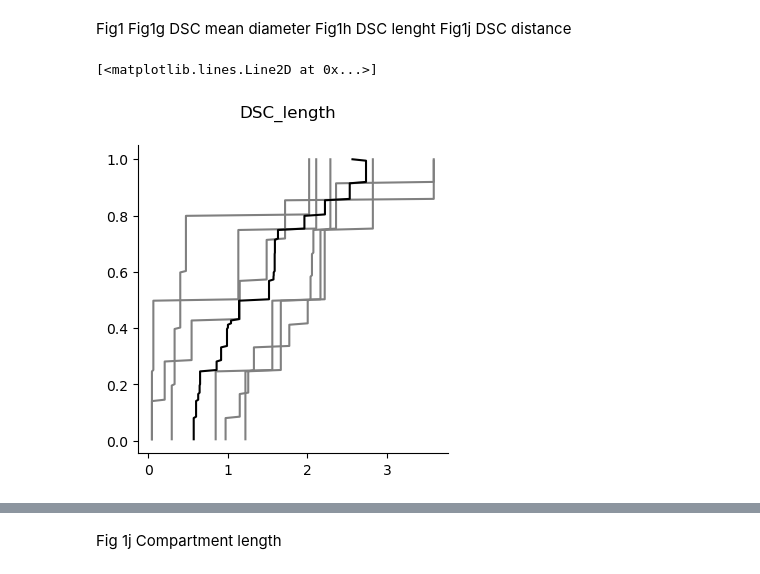
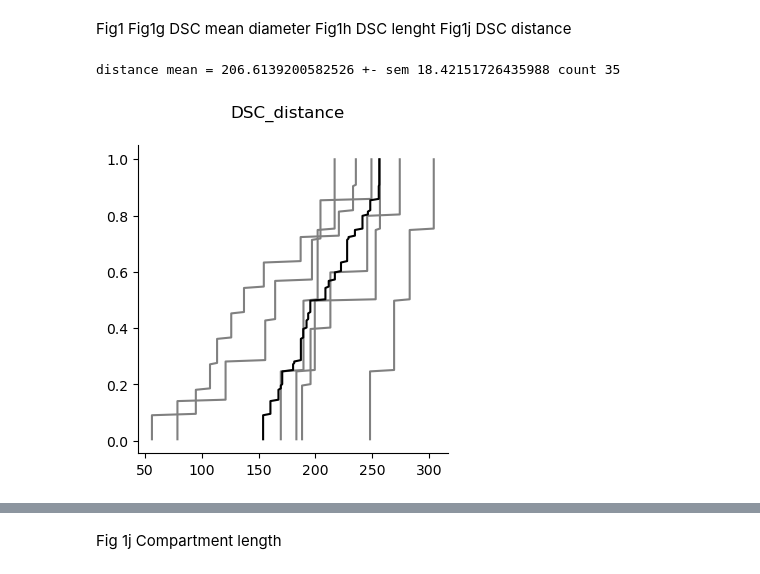
Before and after one commit to tonykelly00/DSC_morphology_pipeline, a Jupyter notebook: notebooks/ExM_analysis.ipynb, the cells around one changed output, grey strips where cells are left out. Drawn from its saved outputs; the diff is of its cells as text; code cells hidden in the pictures.

Commit message:
added branch analysis and separated histo

```diff
--- a/notebooks/ExM_analysis.ipynb
+++ b/notebooks/ExM_analysis.ipynb
@@ -48,13 +50,13 @@ DGdata['dendrite1']['ex_factor'] = 4.1
 DGdata['dendrite1']['res'] = 1
 
 #sub-branch of branch 3
-# DGdata['branch2'] = {'path':''M:/Tony/Bonn/Data/Distal_Dendrite/Morphology/repo_data/ExM/2016_07_07/branch2/tables/2016_07_07_slice4_left_branch2_Local Diameter.csv'}
-# DGdata['branch2']['file']= '2016_07_07_slice4_left_branch2_Local Diameter.csv'
-# DGdata['branch2']['ex_factor'] = 4.1
-# DGdata['branch2']['res'] = 1
+# DGdata['dendrite2'] = {'path':''M:/Tony/Bonn/Data/Distal_Dendrite/Morphology/repo_data/ExM/2016_07_07/branch2/tables/2016_07_07_slice4_left_branch2_Local Diameter.csv'}
+# DGdata['dendrite2']['file']= '2016_07_07_slice4_left_branch2_Local Diameter.csv'
+# DGdata['dendrite2']['ex_factor'] = 4.1
+# DGdata['demdrite2']['res'] = 1
 
 DGdata['dendrite3'] = {'path':'M:/Tony/Bonn/Data/Distal_Dendrite/Morphology/repo_data/ExM/2016_07_07/branch3/tables/2016_07_07_slice4_left_branch3_Local Diameter.csv'}
-DGdata['dendrite3']['file']= 'branch3_comp_localDiameter1.csv'
+DGdata['dendrite3']['file']= '2016_07_07_slice4_left_branch3_Local Diameter.csv'
 DGdata['dendrite3']['ex_factor'] = 4.1
 DGdata['dendrite3']['res'] = 1
 
@@ -153,23 +131,24 @@ Fig1h DSC lenght
 Fig1j DSC distance
 # %%
 #select property to plot [mean, lenght, distance]
-parameter='length'
+parameter='distance'
 df= summary_dsc(DGdata, parameter)
 
 # plot the cumulative histogram for each dendrite
 n_bins=200
 n, bins, patches = plt.hist(df.transpose(), n_bins, density=True, histtype='step', cumulative=True)
 # Close the plot to suppress it
 plt.close()
 
 avg_df, bins = avgCDF(df, patches, n_bins, n)
 
 fig, ax = plt.subplots(figsize=(4, 4))
 fig.suptitle("DSC_"+parameter)
 ax.plot(avg_df.iloc[:, :-1], bins, color='grey')
 ax.plot(avg_df.iloc[:, len(avg_df.columns)-1], bins, color='black')
 
-#ax.set_xlim([0,500])
+#ax.set_xlim([100,500])
+print(f"{parameter} mean = {df.transpose().mean().mean()} +- sem {df.transpose().mean().sem()} count {df.melt().count().value}")
 # %% [output]
-[<matplotlib.lines.Line2D at 0x...>]
+distance mean = 206.6139200582526 +- sem 18.42151726435988 count 35
-[figure, old version]
+[figure, new version]
```
Also changed, not shown: parts of 21 cells of this notebook, 4 other files.
